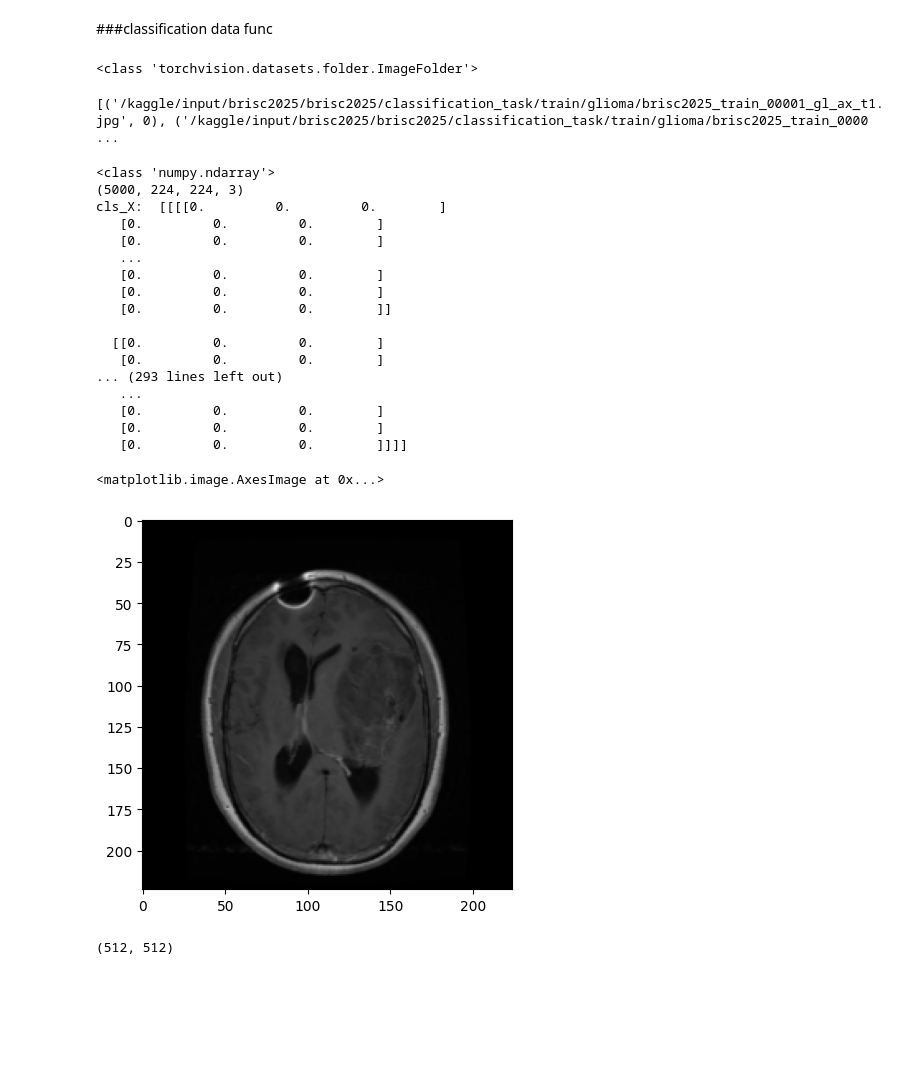
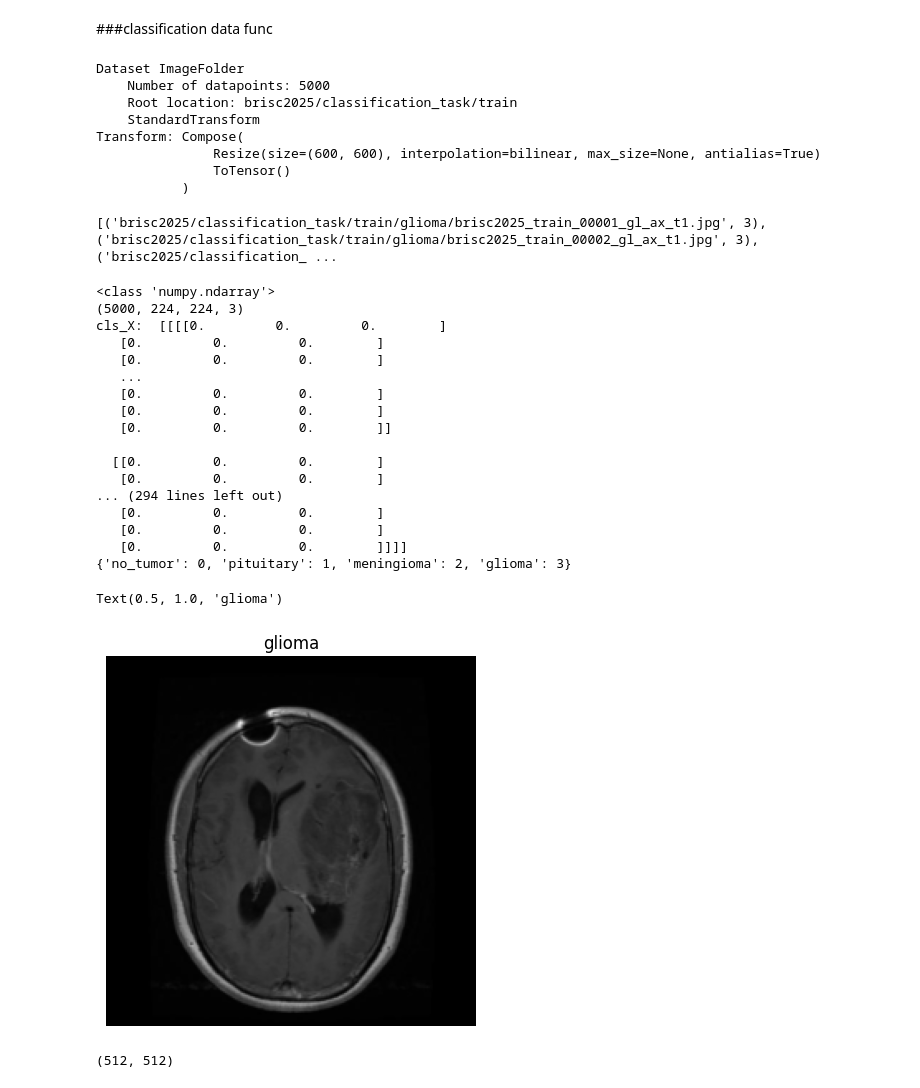
Before and after one commit to imnaimur/cse428, a Jupyter notebook: project/project.ipynb, the cells around one changed output. Drawn from its saved outputs; the diff is of its cells as text; code cells hidden in the pictures; blank space fills up the shorter version.

Commit message:
feat: complete data pre-processing for classifications

```diff
--- a/project/project.ipynb
+++ b/project/project.ipynb
@@ -112,25 +107,42 @@ cls_train_dataset = get_classification_dataset(
     transform=transform_img
 )
 
-# cls_train_loader = DataLoader(cls_train_dataset, batch_size=16, shuffle=True)
-# def seperateImgLabel(dataset):
-#     X = []
-#     y = []
-#     for itm in dataset.imgs:
-#         img_path, label = itm
-#         X.append(img_path)
-#         y.append(label)
-#     return np.array(X), np.array(y)
 
-# cls_X, cls_y = seperateImgLabel(cls_train_dataset)
+# --- Define mapping by medical risk factor ---
+risk_class_to_idx = {
+    "no_tumor": 0,    # safe
+    "pituitary": 1,   # low risk
+    "meningioma": 2,  # medium risk
+    "glioma": 3       # high risk
+}
+
+# --- Defined mapping alignment with default structure ---
+cls_train_dataset.class_to_idx = risk_class_to_idx
+
+cls_train_dataset.classes = list(risk_class_to_idx.keys())
+cls_train_dataset.samples = [
+    (path, risk_class_to_idx[os.path.basename(os.path.dirname(path))])
+    for path, _ in cls_train_dataset.samples
+]
+
+
+cls_train_dataset.imgs = cls_train_dataset.samples
+cls_train_dataset.targets = [s[1] for s in cls_train_dataset.samples]
 # %%
-print(type(cls_train_dataset))
+print((cls_train_dataset))
 # %% [output]
-<class 'torchvision.datasets.folder.ImageFolder'>
+Dataset ImageFolder
+    Number of datapoints: 5000
+    Root location: brisc2025/classification_task/train
+    StandardTransform
+Transform: Compose(
+               Resize(size=(600, 600), interpolation=bilinear, max_size=None, antialias=True)
+               ToTensor()
+           )
 # %%
 print(cls_train_dataset.imgs)
 # %% [output]
-[('/kaggle/input/brisc2025/brisc2025/classification_task/train/glioma/brisc2025_train_00001_gl_ax_t1.jpg', 0), ('/kaggle/input/brisc2025/brisc2025/classification_task/train/glioma/brisc2025_train_0000 ...
+[('brisc2025/classification_task/train/glioma/brisc2025_train_00001_gl_ax_t1.jpg', 3), ('brisc2025/classification_task/train/glioma/brisc2025_train_00002_gl_ax_t1.jpg', 3), ('brisc2025/classification_ ...
 # %%
 def load_all_images_labels(dataset, img_size=(224, 224)):
     transform = transforms.Compose([
@@ -153,6 +165,7 @@ cls_X, cls_y = load_all_images_labels(cls_train_dataset)
 print(type(cls_X))
 print(cls_X.shape)
 print("cls_X: ",cls_X)
+print(cls_train_dataset.class_to_idx)
 # %% [output]
 <class 'numpy.ndarray'>
 (5000, 224, 224, 3)
@@ -166,16 +179,18 @@ cls_X:  [[[[0.         0.         0.        ]
 
   [[0.         0.         0.        ]
    [0.         0.         0.        ]
-... (293 lines left out)
-   ...
+... (294 lines left out)
    [0.         0.         0.        ]
    [0.         0.         0.        ]
    [0.         0.         0.        ]]]]
+{'no_tumor': 0, 'pituitary': 1, 'meningioma': 2, 'glioma': 3}
 # %%
 plt.imshow(cls_X[1])
+plt.axis("off")
+plt.title(cls_train_dataset.classes[cls_y[0]])
 # %% [output]
-<matplotlib.image.AxesImage at 0x...>
+Text(0.5, 1.0, 'glioma')
-[figure, old version]
+[figure, new version]
 # %%
 img_path = cls_train_dataset.imgs[0][0]
 img = Image.open(img_path).convert("RGB")
```
Also changed, not shown: parts of 8 cells of this notebook, 1 other file.
